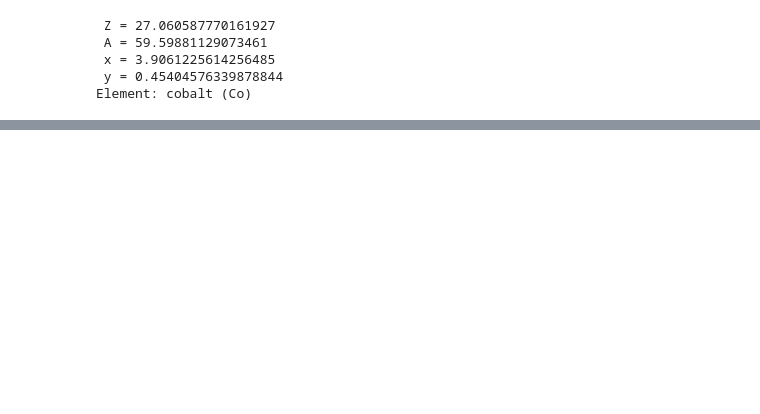
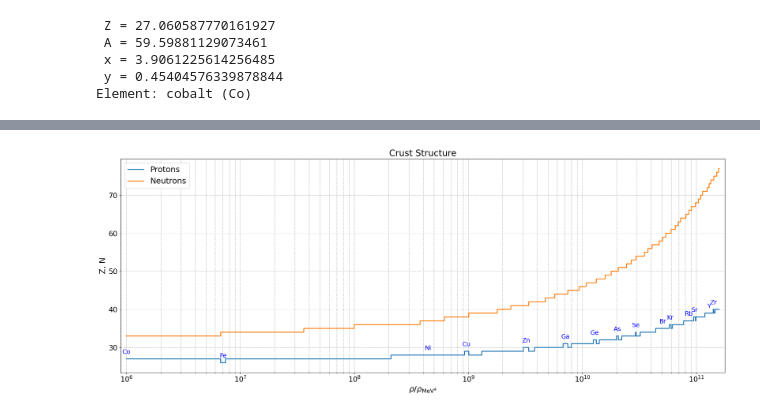
Before and after one commit to Burpsploit/Computational_NuclearPhysics, a Jupyter notebook: Outer_crust/Crust.ipynb, the cells around one changed output, grey strips where cells are left out. Saved outputs shown, nothing was run; the diff lists cells and outputs as text; code cells hidden in the pictures; blank space fills up the shorter version.

```diff
--- a/Outer_crust/Crust.ipynb
+++ b/Outer_crust/Crust.ipynb
@@ -34,0 +165,6 @@ Element: cobalt (Co)
+# %%
+rho = np.logspace(6, 11.2, 1000) # from the crust paper
+rho = rho*rho__MeV4
+n = rho / mc2
+pfermi = (3 * np.pi**2 * n)**(1/3)
+pfermi
@@ -34,0 +189,11 @@ Element: cobalt (Co)
+# %%
+results = []
+for pf in pfermi:
+    x, y = fsolve(LDM, [1,1], args=(pf))
+    A = int(x**3)
+    Z = int(y*A)
+    N = A - Z
+    element = periodictable.elements[Z]
+    results.append({'p_f': pf, 'A': A, 'Z': Z, 'N': N,'element_name': element.name, 'element': element.symbol})
+
+df_results = pd.DataFrame(results)
@@ -34,0 +216,37 @@ Element: cobalt (Co)
+# %%
+df_results['rho_norm'] = df_results['p_f']**3 / (3 * np.pi**2) * mc2 / rho__MeV4
+
+step_indices = [0] + list(df_results['Z'].diff().abs().round(6).ne(0).to_numpy().nonzero()[0])
+step_indices.append(len(df_results) - 1)
+
+rho_steps = df_results['rho_norm'].iloc[step_indices].values
+Z_steps = df_results['Z'].iloc[step_indices].values
+symbols = df_results['element'].iloc[step_indices].values
+
+plt.figure(figsize=(20, 8))
+plt.step(df_results['rho_norm'], df_results['Z'], where='post', label='Protons', linewidth=2)
+plt.step(df_results['rho_norm'], df_results['N'], where='post', label='Neutrons', linewidth=2)
+
+# Annotate only when Z changes
+used_symbols = set()
+for i in range(len(rho_steps)-1):
+    symbol = symbols[i]
+    if symbol not in used_symbols:
+        # Use geometric mean for log scale
+        x_center = np.sqrt(rho_steps[i] * rho_steps[i+1])
+        plt.text(x_center, Z_steps[i]+1, symbol, ha='center', va='bottom', fontsize=14, color='blue')
+        used_symbols.add(symbol)
+
+
+plt.xlabel(r'$\rho / \rho_{\mathrm{MeV}^4}$', fontsize=18)
+plt.ylabel(r'Z, N', fontsize=18)
+plt.xscale('log')
+plt.xlim(10**(5.95),10**(11.25))
+plt.legend(fontsize=18)
+plt.grid(True, which='both', ls='--')
+plt.title(r'Crust Structure', fontsize=20)
+plt.tick_params(axis='both', which='major', labelsize=16)  # Make ticks bigger
+plt.tight_layout()
+plt.show()
+# %% [output]
+[figure, added]
```
Also changed, not shown: parts of 13 cells of this notebook.
